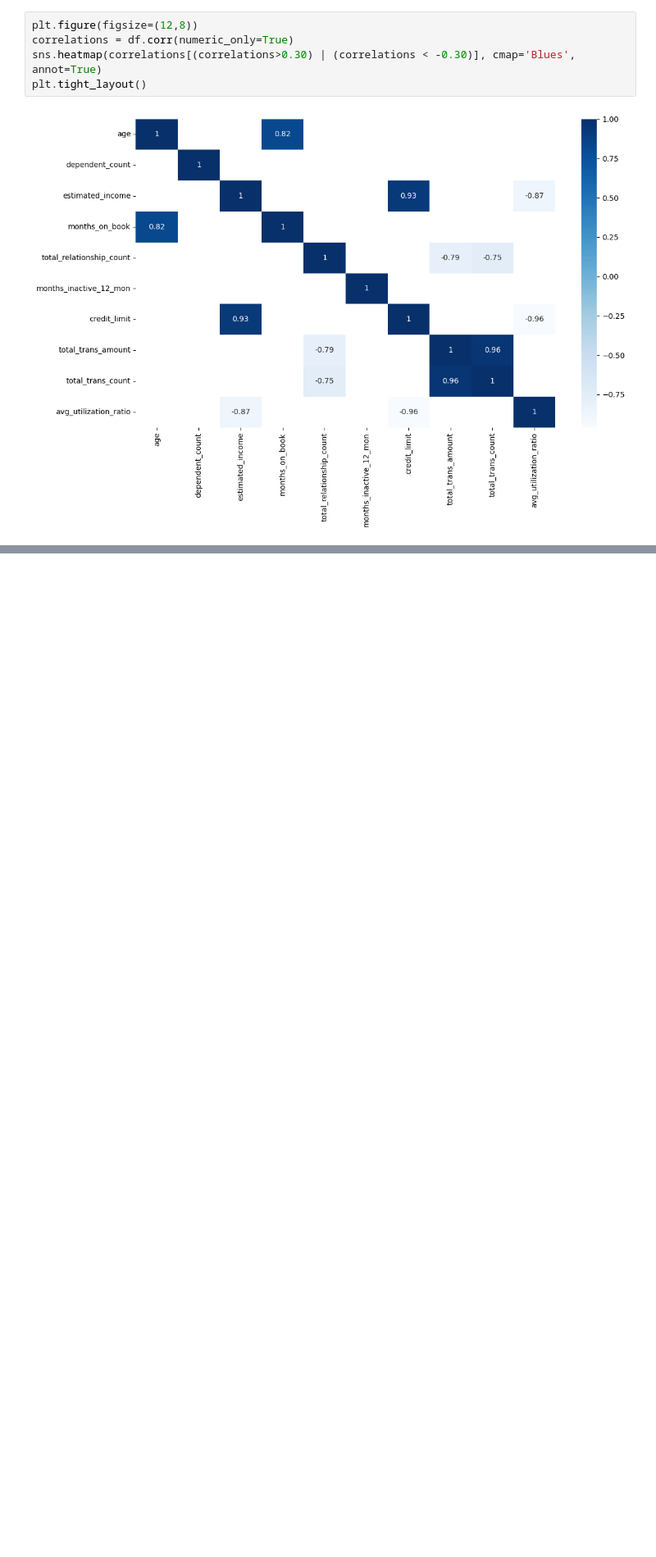
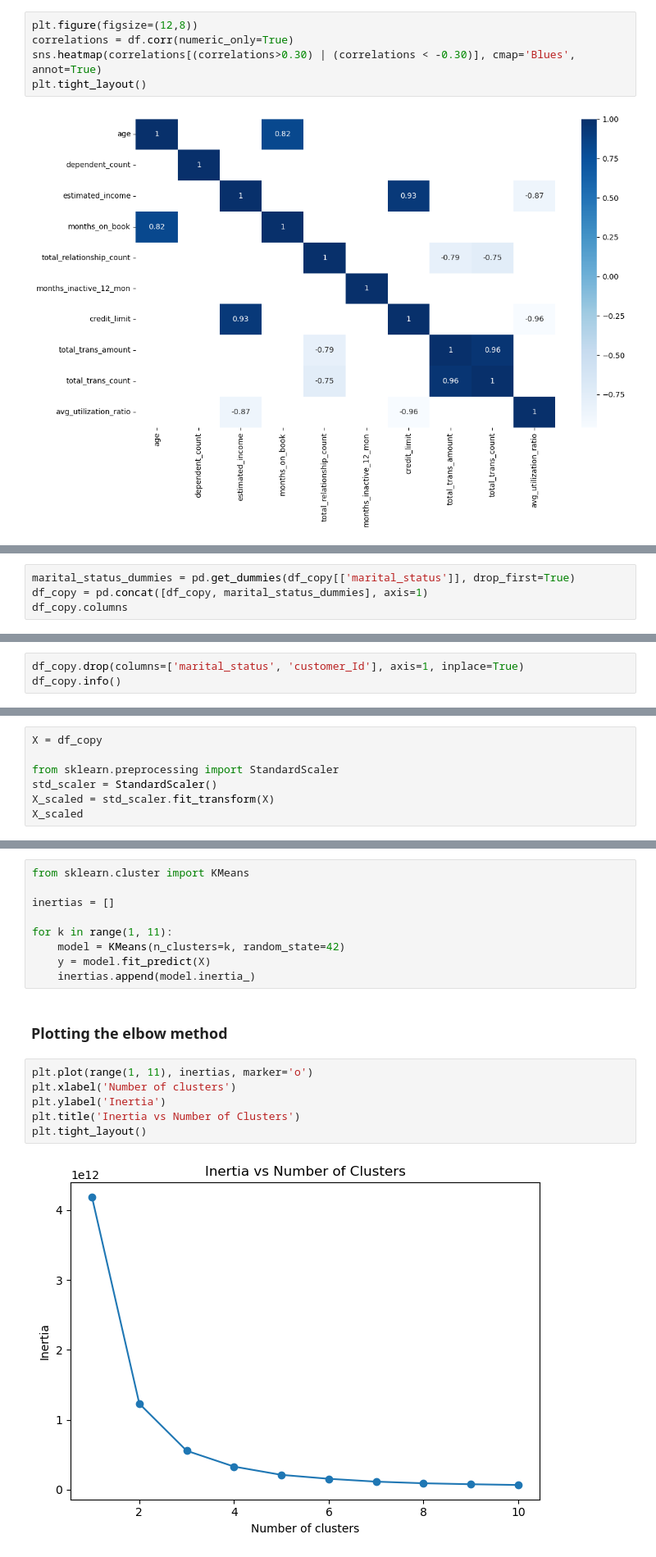
Before and after one commit to vishaltechevangelist/project-segementing-credit-card-customer-using-kmeans, a Jupyter notebook: Credit Card Customer Segmentation.ipynb, the cells around one changed output, grey strips where cells are left out. Shown at 82% size. Cells and saved outputs as stored; diff of their text form; blank space fills up the shorter version.

Commit message:
committing code elbow and clustering

```diff
--- a/Credit Card Customer Segmentation.ipynb
+++ b/Credit Card Customer Segmentation.ipynb
@@ -105,0 +143,4 @@ plt.tight_layout()
+# %%
+marital_status_dummies = pd.get_dummies(df_copy[['marital_status']], drop_first=True)
+df_copy = pd.concat([df_copy, marital_status_dummies], axis=1)
+df_copy.columns
@@ -105,0 +156,3 @@ plt.tight_layout()
+# %%
+df_copy.drop(columns=['marital_status', 'customer_Id'], axis=1, inplace=True)
+df_copy.info()
@@ -105,0 +179,7 @@ plt.tight_layout()
+# %%
+X = df_copy
+
+from sklearn.preprocessing import StandardScaler
+std_scaler = StandardScaler()
+X_scaled = std_scaler.fit_transform(X)
+X_scaled
@@ -105,0 +202,19 @@ plt.tight_layout()
+# %%
+from sklearn.cluster import KMeans
+
+inertias = []
+
+for k in range(1, 11):
+    model = KMeans(n_clusters=k, random_state=42)
+    y = model.fit_predict(X)
+    inertias.append(model.inertia_)
+# %% [markdown]
+### Plotting the elbow method
+# %%
+plt.plot(range(1, 11), inertias, marker='o')
+plt.xlabel('Number of clusters')
+plt.ylabel('Inertia')
+plt.title('Inertia vs Number of Clusters')
+plt.tight_layout()
+# %% [output]
+[figure, added]
```
Also changed, not shown: parts of 16 cells of this notebook.
